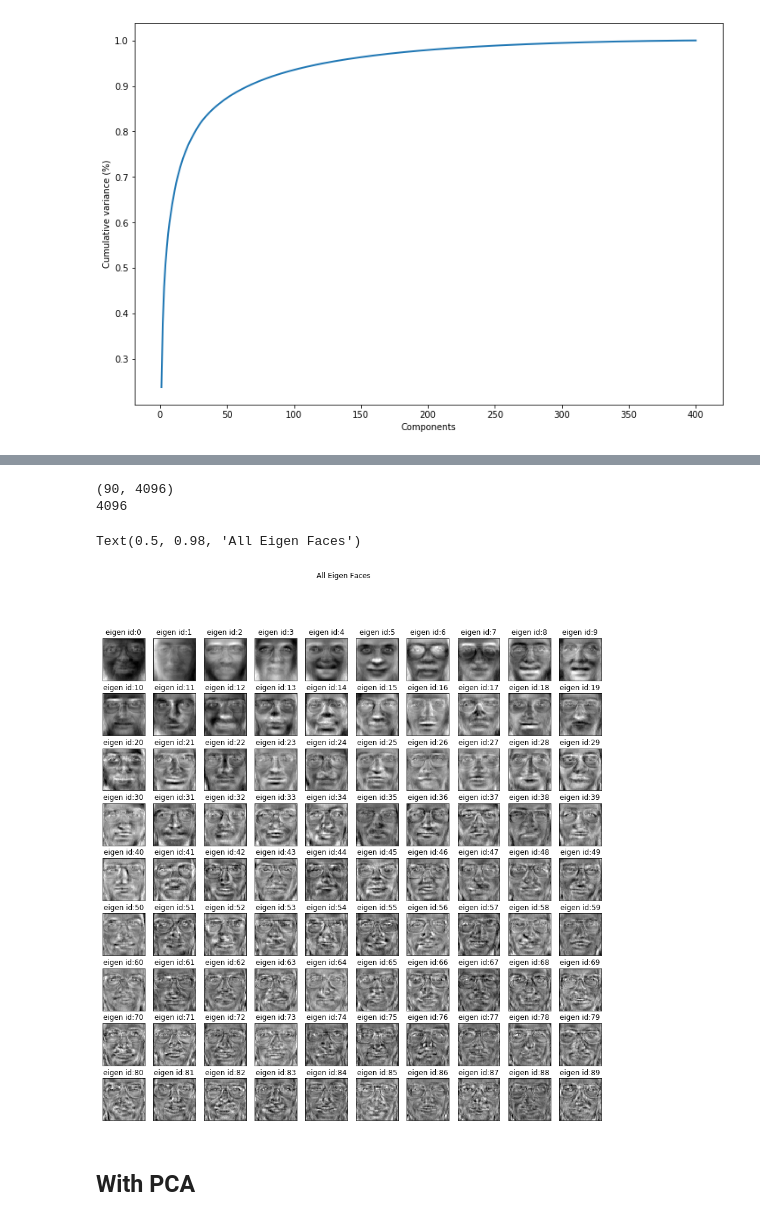
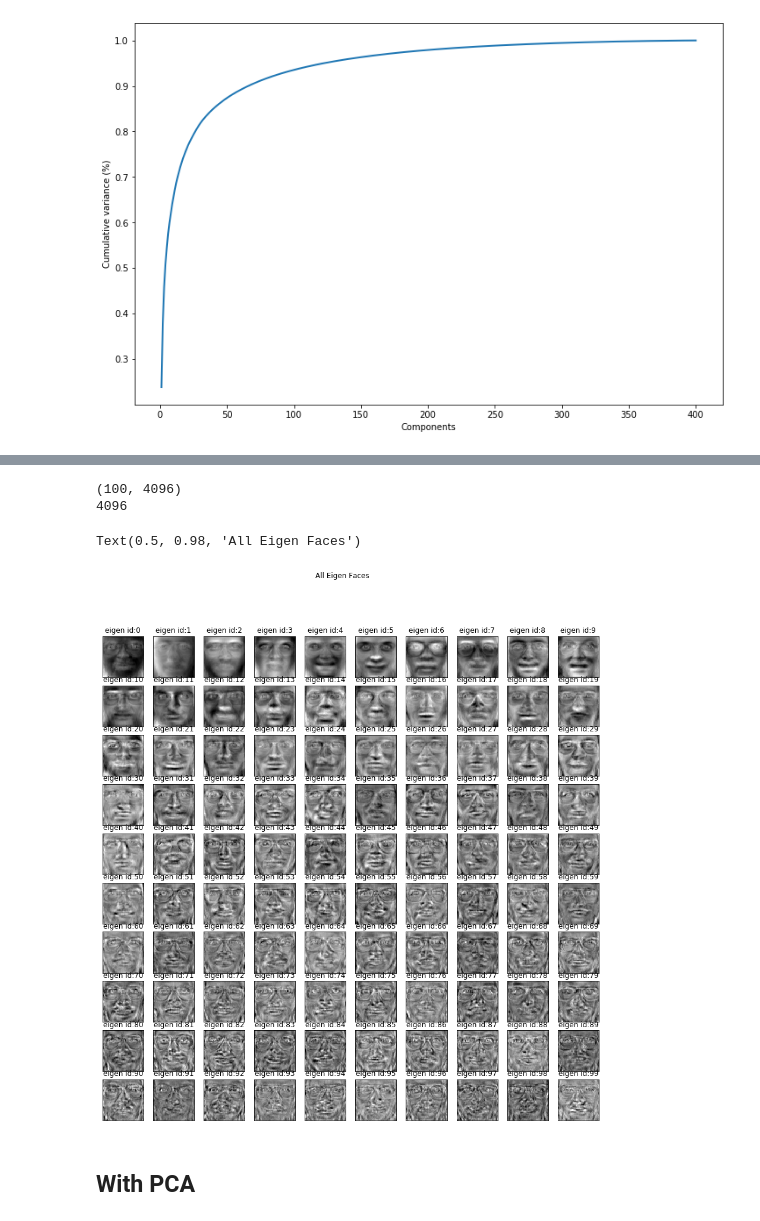
Before and after one commit to luis99fonseca/TAA-second-pratical-project-, a Jupyter notebook: Proj02 - TAA.ipynb, the cells around one changed output, grey strips where cells are left out. Cells and saved outputs as stored; diff of their text form; code cells hidden in the pictures.

```diff
--- a/Proj02 - TAA.ipynb
+++ b/Proj02 - TAA.ipynb
@@ -214,7 +212,7 @@ plt.show()
 [figure]
 # %%
 import time
-for n_components in [90]:
+for n_components in [100]:
     pca=PCA(n_components=n_components, whiten=True)
     pca.fit(X_train)
     print(pca)
@@ -234,25 +232,25 @@ PCA(copy=True, iterated_power='auto', n_components=90, random_state=None,
 print((pca.components_.shape))
 print(len(pca.components_[0]))
 # %% [output]
-(90, 4096)
+(100, 4096)
 4096
 # %%
 number_of_eigenfaces=len(pca.components_)
 eigen_faces=pca.components_.reshape((number_of_eigenfaces, data.shape[1], data.shape[2]))
 
 cols=10
 rows=int(number_of_eigenfaces/cols)
 fig, axarr=plt.subplots(nrows=rows, ncols=cols, figsize=(15,15))
 axarr=axarr.flatten()
 for i in range(number_of_eigenfaces):
     axarr[i].imshow(eigen_faces[i],cmap="gray")
     axarr[i].set_xticks([])
     axarr[i].set_yticks([])
     axarr[i].set_title("eigen id:{}".format(i))
-plt.suptitle("All Eigen Faces".format(10*"=", 10*"="))
+plt.suptitle("All Eigen Faces")
 # %% [output]
 Text(0.5, 0.98, 'All Eigen Faces')
-[figure, old version]
+[figure, new version]
 # %% [markdown]
 ## With PCA
 # %%
```
Also changed, not shown: parts of 16 cells of this notebook.
